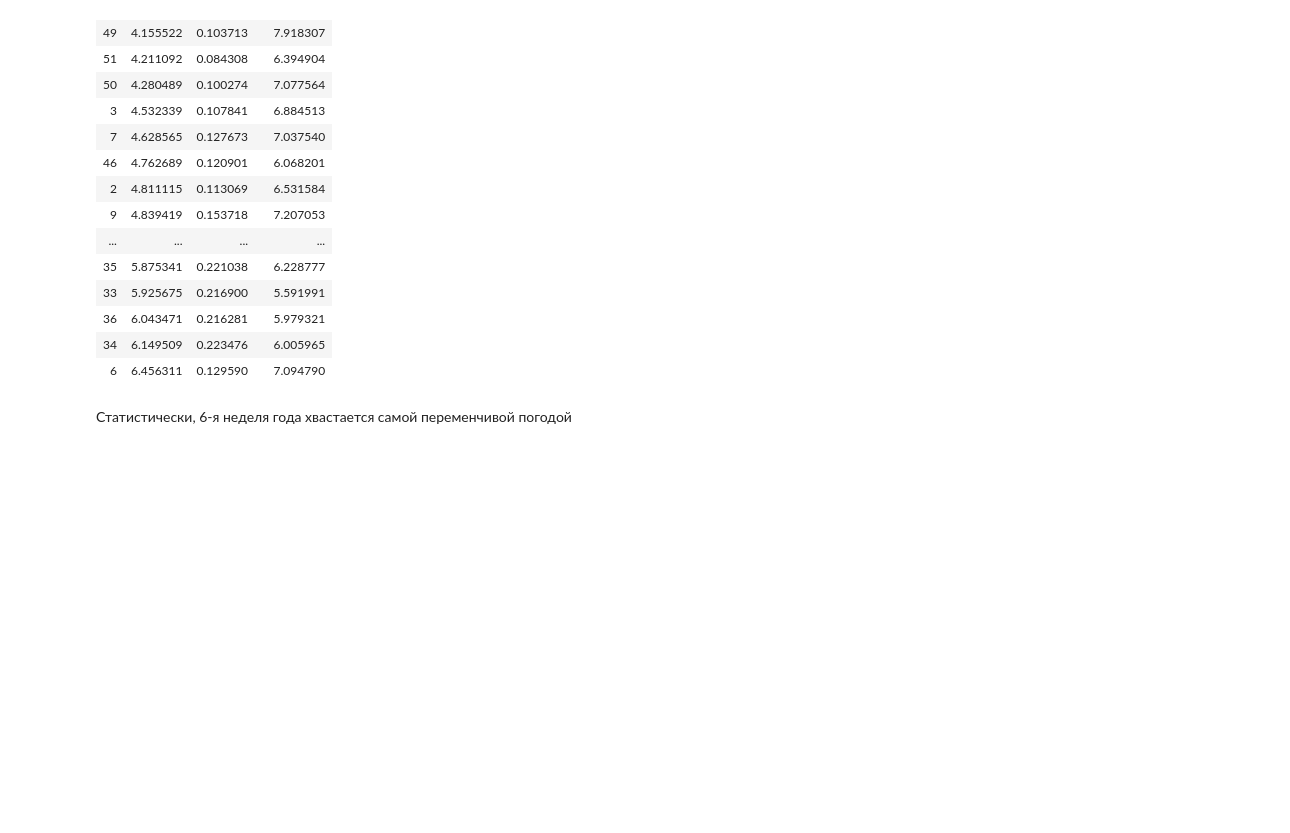
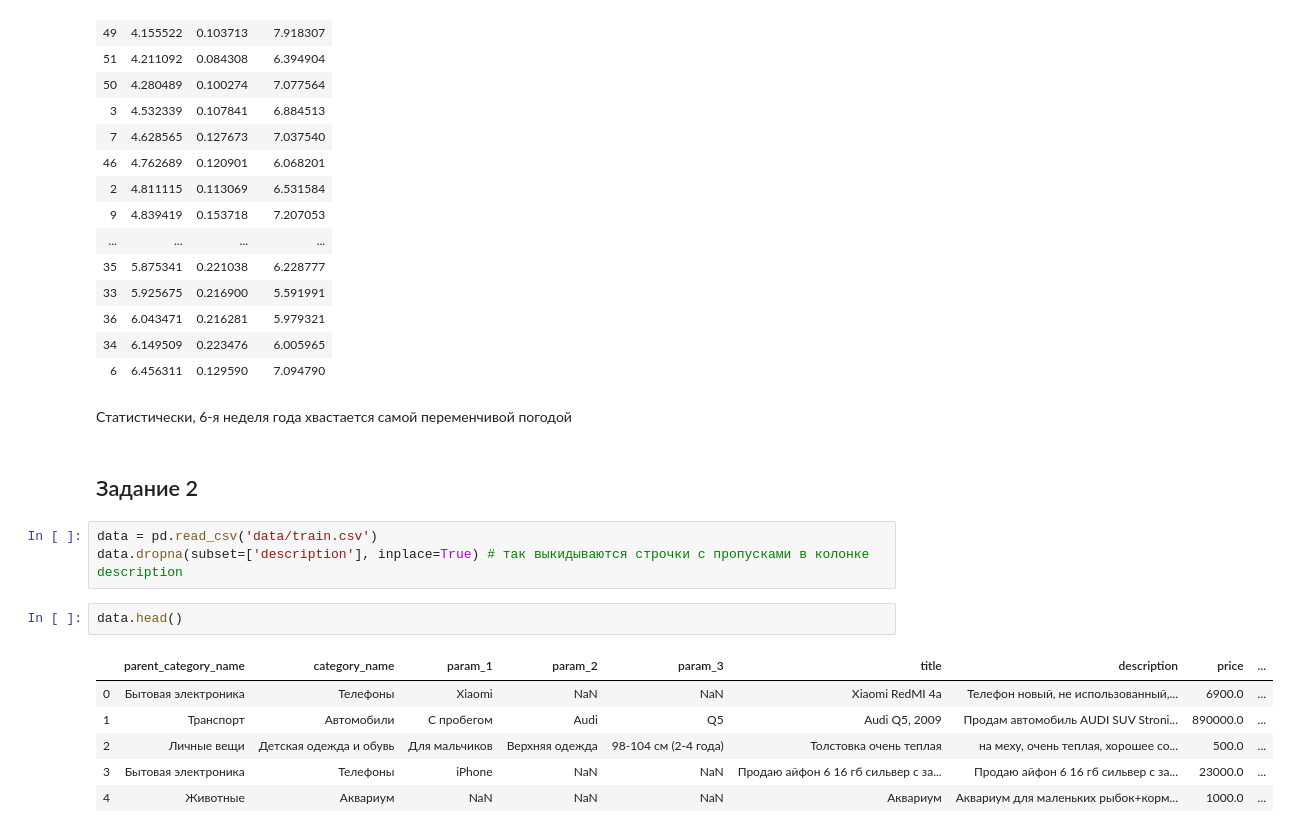
Before and after one commit to gregarshinov/ml_homeworks, a Jupyter notebook: hw_1.ipynb, the cells around one changed output. Saved outputs shown, nothing was run; the diff lists cells and outputs as text; blank space fills up the shorter version.

```diff
--- a/hw_1.ipynb
+++ b/hw_1.ipynb
@@ -101,3 +101,17 @@ weeks.aggregate(np.std).sort_values(by=["temp", "humidity", "wind_speed"])
 | 6 | 6.456311 | 0.129590 | 7.094790 |
 # %% [markdown]
 Статистически, 6-я неделя года хвастается самой переменчивой погодой
+# %% [markdown]
+## Задание 2
+# %%
+data = pd.read_csv('data/train.csv')
+data.dropna(subset=['description'], inplace=True) # так выкидываются строчки с пропусками в колонке description
+# %%
+data.head()
+# %% [output]
+|  | parent_category_name | category_name | param_1 | param_2 | param_3 | title | description | price | ... |
+| 0 | Бытовая электроника | Телефоны | Xiaomi | NaN | NaN | Xiaomi RedMI 4a | Телефон новый, не использованный,... | 6900.0 | ... |
+| 1 | Транспорт | Автомобили | С пробегом | Audi | Q5 | Audi Q5, 2009 | Продам автомобиль AUDI SUV Stroni... | 890000.0 | ... |
+| 2 | Личные вещи | Детская одежда и обувь | Для мальчиков | Верхняя одежда | 98-104 см (2-4 года) | Толстовка очень теплая | на меху, очень теплая, хорошее со... | 500.0 | ... |
+| 3 | Бытовая электроника | Телефоны | iPhone | NaN | NaN | Продаю айфон 6 16 гб сильвер с за... | Продаю айфон 6 16 гб сильвер с за... | 23000.0 | ... |
+| 4 | Животные | Аквариум | NaN | NaN | NaN | Аквариум | Аквариум для маленьких рыбок+корм... | 1000.0 | ... |
```
Also changed, not shown: parts of 22 cells of this notebook.
